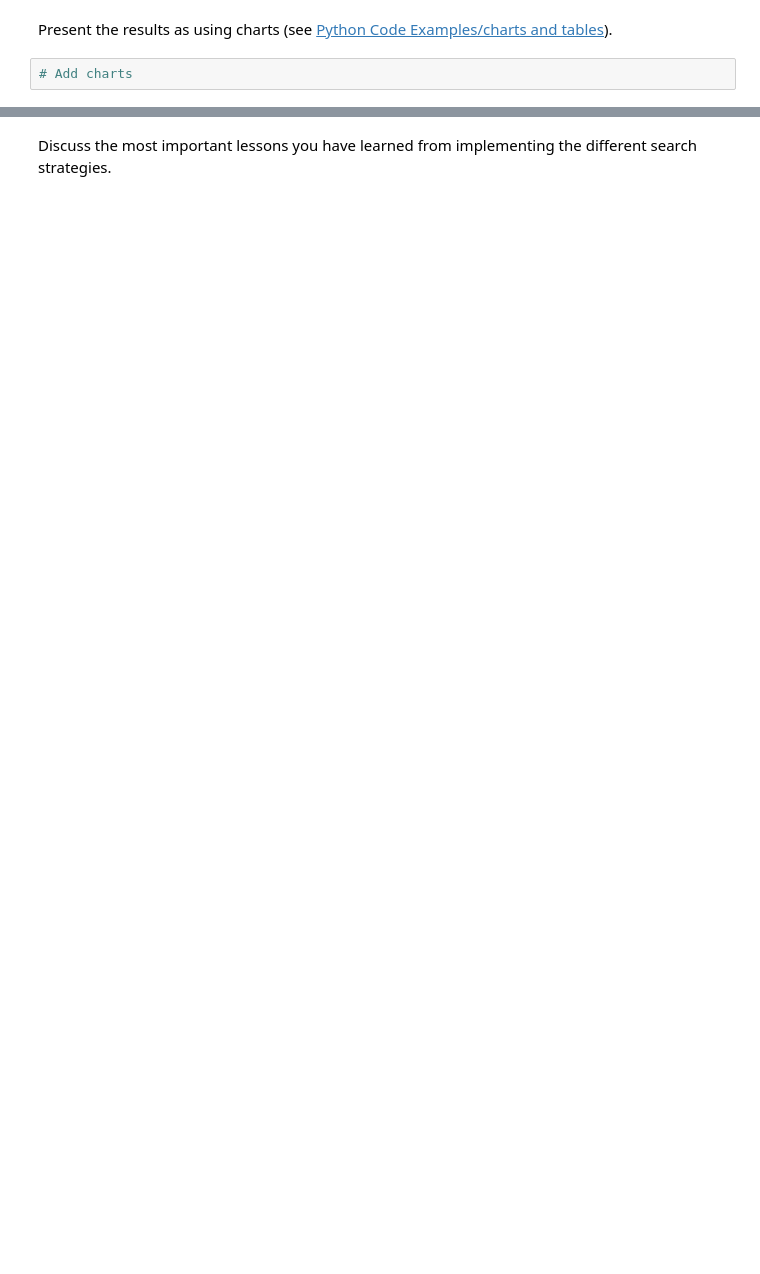
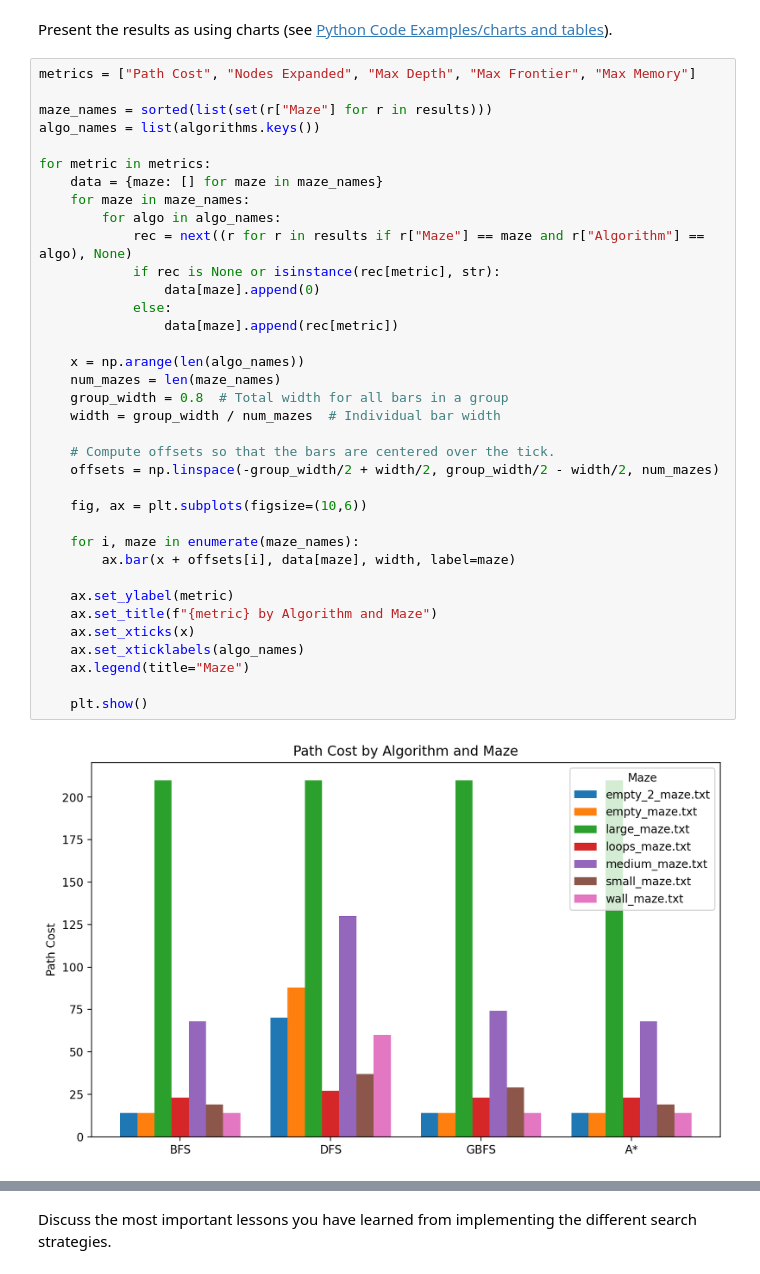
Before and after one commit to Czedros/CSE352-Machine-Learning-Assignments, a Jupyter notebook: Search/Maze.ipynb, the cells around one changed output, grey strips where cells are left out. Cells and saved outputs as stored; diff of their text form; blank space fills up the shorter version.

```diff
--- a/Search/Maze.ipynb
+++ b/Search/Maze.ipynb
@@ -278,4 +796,40 @@ __Medium Maze__
 # %% [markdown]
 Present the results as using charts (see [Python Code Examples/charts and tables](../HOWTOs/charts_and_tables.ipynb)).
-# %%
-# Add charts
+# %%
+metrics = ["Path Cost", "Nodes Expanded", "Max Depth", "Max Frontier", "Max Memory"]
+
+maze_names = sorted(list(set(r["Maze"] for r in results)))
+algo_names = list(algorithms.keys())
+
+for metric in metrics:
+    data = {maze: [] for maze in maze_names}
+    for maze in maze_names:
+        for algo in algo_names:
+            rec = next((r for r in results if r["Maze"] == maze and r["Algorithm"] == algo), None)
+            if rec is None or isinstance(rec[metric], str):
+                data[maze].append(0)
+            else:
+                data[maze].append(rec[metric])
+
+    x = np.arange(len(algo_names))
+    num_mazes = len(maze_names)
+    group_width = 0.8  # Total width for all bars in a group
+    width = group_width / num_mazes  # Individual bar width
+
+    # Compute offsets so that the bars are centered over the tick.
+    offsets = np.linspace(-group_width/2 + width/2, group_width/2 - width/2, num_mazes)
+
+    fig, ax = plt.subplots(figsize=(10,6))
+
+    for i, maze in enumerate(maze_names):
+        ax.bar(x + offsets[i], data[maze], width, label=maze)
+
+    ax.set_ylabel(metric)
+    ax.set_title(f"{metric} by Algorithm and Maze")
+    ax.set_xticks(x)
+    ax.set_xticklabels(algo_names)
+    ax.legend(title="Maze")
+
+    plt.show()
+# %% [output]
+[figure, added]
```
Also changed, not shown: parts of 27 cells of this notebook.
